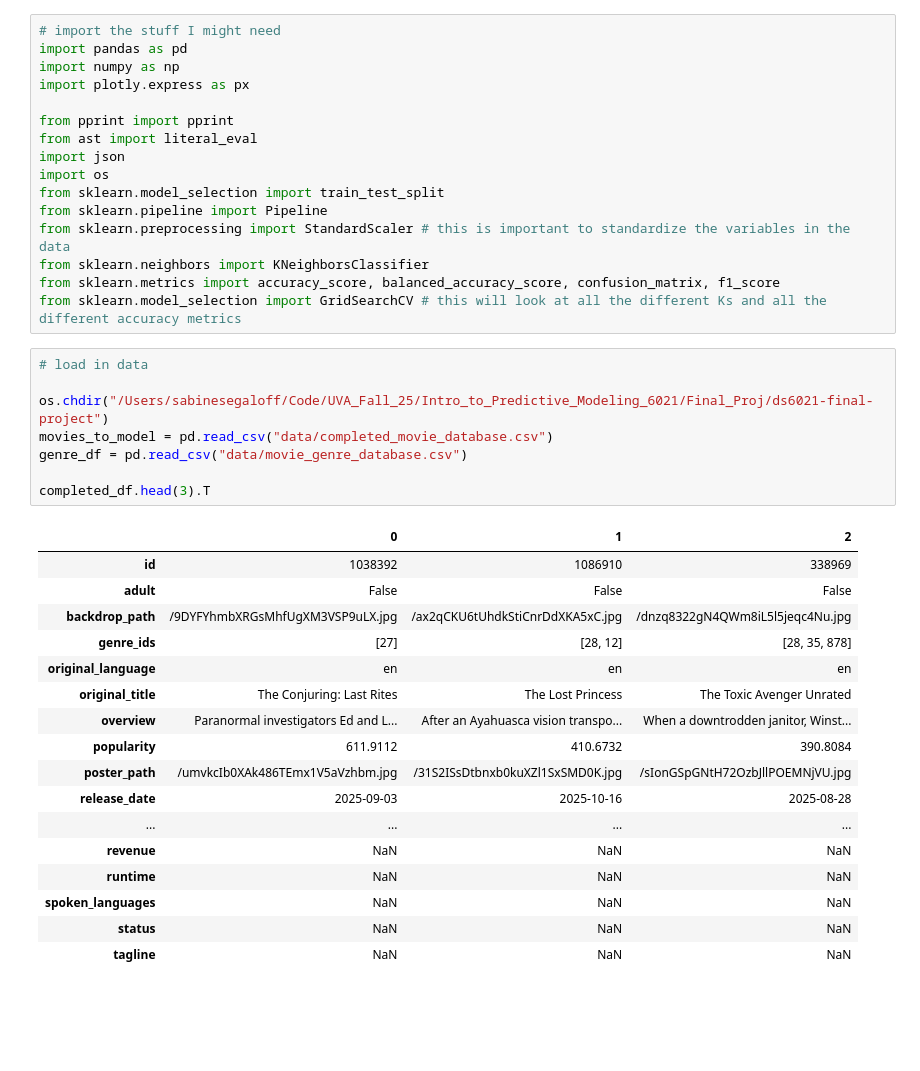
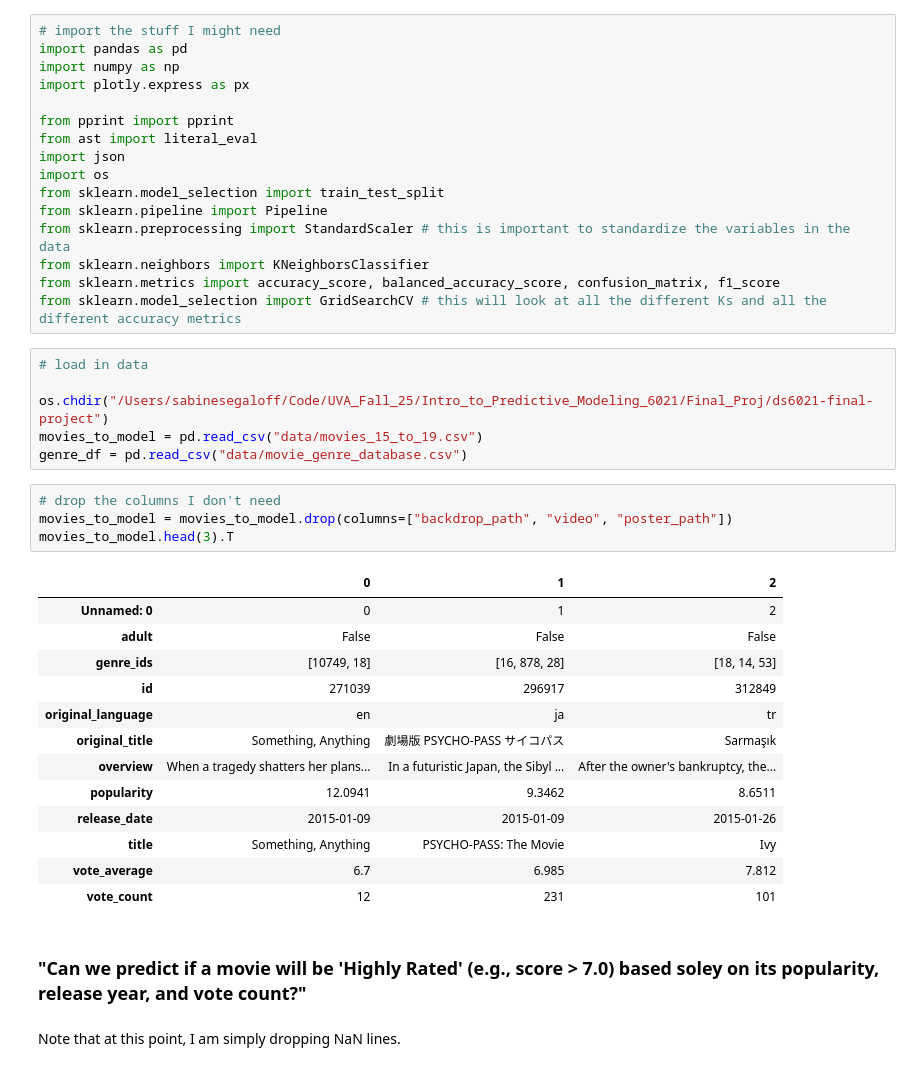
Before and after one commit to nharris-uva/ds6021-final-project, a Jupyter notebook: Analysis Scripts/test_modeling.ipynb, the cells around one changed output. Saved outputs shown, nothing was run; the diff lists cells and outputs as text; blank space fills up the shorter version.

```diff
--- a/Analysis Scripts/test_modeling.ipynb
+++ b/Analysis Scripts/test_modeling.ipynb
@@ -18,25 +18,27 @@ from sklearn.model_selection import GridSearchCV # this will look at all the dif
 # load in data
 
 os.chdir("/Users/sabinesegaloff/Code/UVA_Fall_25/Intro_to_Predictive_Modeling_6021/Final_Proj/ds6021-final-project")
-movies_to_model = pd.read_csv("data/completed_movie_database.csv")
+movies_to_model = pd.read_csv("data/movies_15_to_19.csv")
 genre_df = pd.read_csv("data/movie_genre_database.csv")
-
-completed_df.head(3).T
-# %% [output]
-|  | 0 | 1 | 2 |
-| id | 1038392 | 1086910 | 338969 |
-| adult | False | False | False |
-| backdrop_path | /9DYFYhmbXRGsMhfUgXM3VSP9uLX.jpg | /ax2qCKU6tUhdkStiCnrDdXKA5xC.jpg | /dnzq8322gN4QWm8iL5l5jeqc4Nu.jpg |
-| genre_ids | [27] | [28, 12] | [28, 35, 878] |
-| original_language | en | en | en |
-| original_title | The Conjuring: Last Rites | The Lost Princess | The Toxic Avenger Unrated |
-| overview | Paranormal investigators Ed and L... | After an Ayahuasca vision transpo... | When a downtrodden janitor, Winst... |
-| popularity | 611.9112 | 410.6732 | 390.8084 |
-| poster_path | /umvkcIb0XAk486TEmx1V5aVzhbm.jpg | /31S2ISsDtbnxb0kuXZl1SxSMD0K.jpg | /sIonGSpGNtH72OzbJllPOEMNjVU.jpg |
-| release_date | 2025-09-03 | 2025-10-16 | 2025-08-28 |
-| ... | ... | ... | ... |
-| revenue | NaN | NaN | NaN |
-| runtime | NaN | NaN | NaN |
-| spoken_languages | NaN | NaN | NaN |
-| status | NaN | NaN | NaN |
-| tagline | NaN | NaN | NaN |
+# %%
+# drop the columns I don't need
+movies_to_model = movies_to_model.drop(columns=["backdrop_path", "video", "poster_path"])
+movies_to_model.head(3).T
+# %% [output]
+|  | 0 | 1 | 2 |
+| Unnamed: 0 | 0 | 1 | 2 |
+| adult | False | False | False |
+| genre_ids | [10749, 18] | [16, 878, 28] | [18, 14, 53] |
+| id | 271039 | 296917 | 312849 |
+| original_language | en | ja | tr |
+| original_title | Something, Anything | 劇場版 PSYCHO-PASS サイコパス | Sarmaşık |
+| overview | When a tragedy shatters her plans... | In a futuristic Japan, the Sibyl ... | After the owner's bankruptcy, the... |
+| popularity | 12.0941 | 9.3462 | 8.6511 |
+| release_date | 2015-01-09 | 2015-01-09 | 2015-01-26 |
+| title | Something, Anything | PSYCHO-PASS: The Movie | Ivy |
+| vote_average | 6.7 | 6.985 | 7.812 |
+| vote_count | 12 | 231 | 101 |
+# %% [markdown]
+### "Can we predict if a movie will be 'Highly Rated' (e.g., score > 7.0) based soley on its popularity, release year, and vote count?"
+# %% [markdown]
+Note that at this point, I am simply dropping NaN lines.
```
Also changed, not shown: parts of 2 cells of this notebook, 1 other file.
